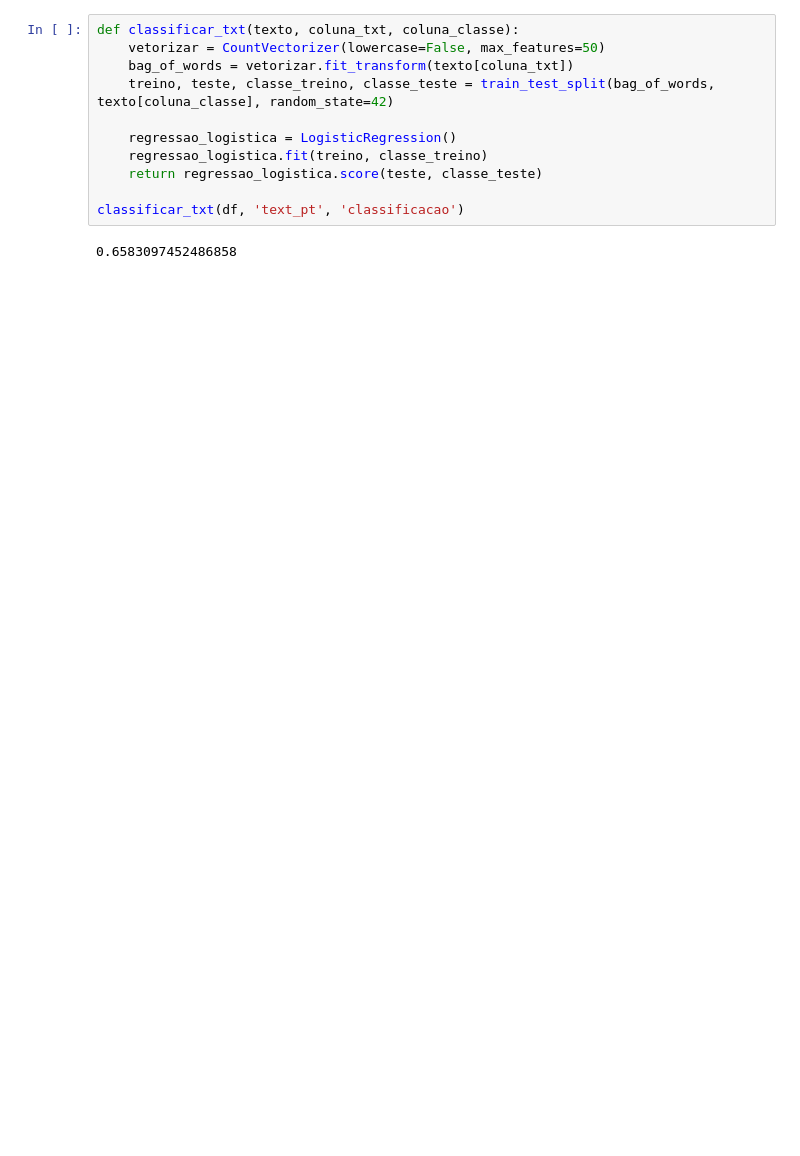
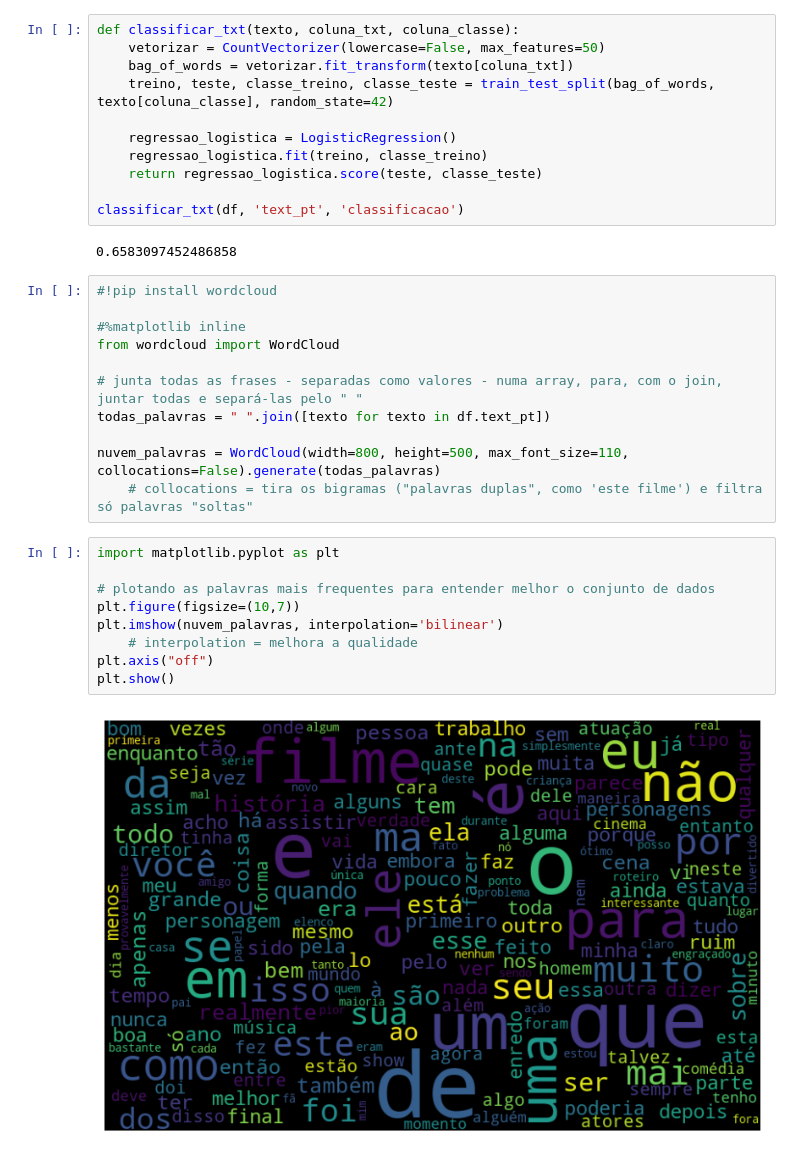
Before and after one commit to AmaroGusta/Trilha-PLN, a Jupyter notebook: Linguagem Natural 1/dados-textuais.ipynb, the cells around one changed output. Drawn from its saved outputs; the diff is of its cells as text; blank space fills up the shorter version.

Commit message:
wordcloud e visualização do conjunto de dados

```diff
--- a/Linguagem Natural 1/dados-textuais.ipynb
+++ b/Linguagem Natural 1/dados-textuais.ipynb
@@ -87,3 +70,25 @@ def classificar_txt(texto, coluna_txt, coluna_classe):
 classificar_txt(df, 'text_pt', 'classificacao')
 # %% [output]
 0.6583097452486858
+# %%
+#!pip install wordcloud
+
+#%matplotlib inline
+from wordcloud import WordCloud
+
+# junta todas as frases - separadas como valores - numa array, para, com o join, juntar todas e separá-las pelo " "
+todas_palavras = " ".join([texto for texto in df.text_pt])
+
+nuvem_palavras = WordCloud(width=800, height=500, max_font_size=110, collocations=False).generate(todas_palavras)
+    # collocations = tira os bigramas ("palavras duplas", como 'este filme') e filtra só palavras "soltas"
+# %%
+import matplotlib.pyplot as plt
+
+# plotando as palavras mais frequentes para entender melhor o conjunto de dados
+plt.figure(figsize=(10,7))
+plt.imshow(nuvem_palavras, interpolation='bilinear')
+    # interpolation = melhora a qualidade
+plt.axis("off")
+plt.show()
+# %% [output]
+[figure, added]
```
Also changed, not shown: parts of 3 cells of this notebook.
